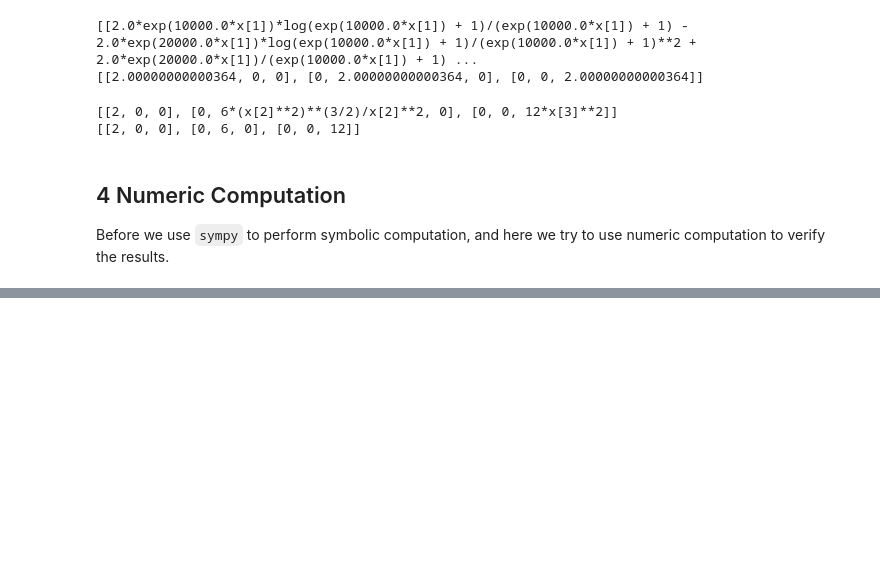
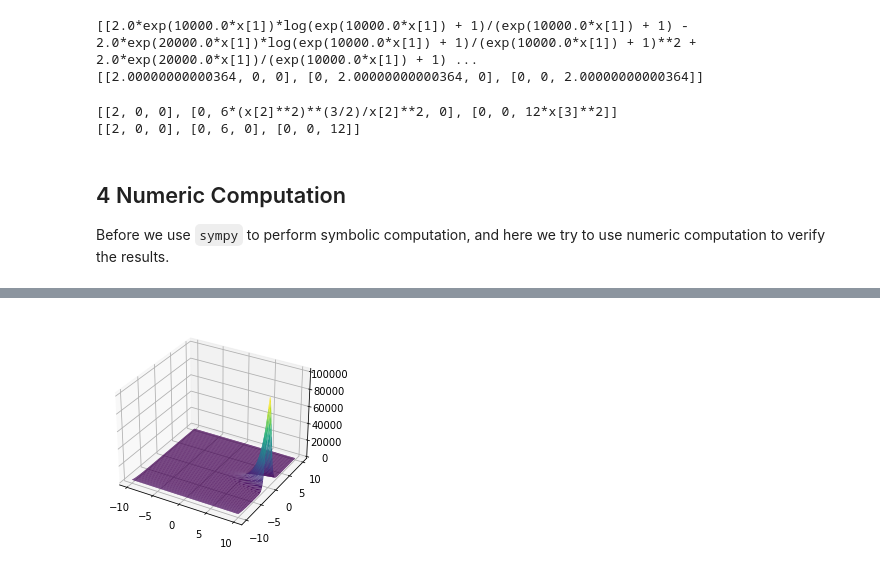
Before and after one commit to UCPHszf/Numerical-Optimization, a Jupyter notebook: code/case_studies.ipynb, the cells around one changed output, grey strips where cells are left out. Saved outputs shown, nothing was run; the diff lists cells and outputs as text; code cells hidden in the pictures; blank space fills up the shorter version.

```diff
--- a/code/case_studies.ipynb
+++ b/code/case_studies.ipynb
@@ -311,0 +340,21 @@ Before we use `sympy` to perform symbolic computation, and here we try to use nu
+# %%
+def plot_rosenbrock_banana(start=-10, end=10):
+    x = np.linspace(start, end, 100)
+    y = np.linspace(start, end, 100)
+    X, Y = np.meshgrid(x, y)
+    n = len(X)
+    Z = np.array([[0] * n for _ in range(n)])
+    for i in range(n):
+        for j in range(n):
+            Z[i][j] = rosenbrock_banana(x_1=x[i], x_2=y[j])
+
+    fig = plt.figure()
+    ax = plt.axes(projection='3d')
+    # ax.contour3D(X, Y, Z, 50)
+    # ax.plot_wireframe(X, Y, Z)
+    ax.plot_surface(X, Y, Z, rstride=1, cstride=1,
+                cmap='viridis', edgecolor='none')
+
+plot_rosenbrock_banana()
+# %% [output]
+[figure, added]
```
Also changed, not shown: parts of 7 cells of this notebook.
